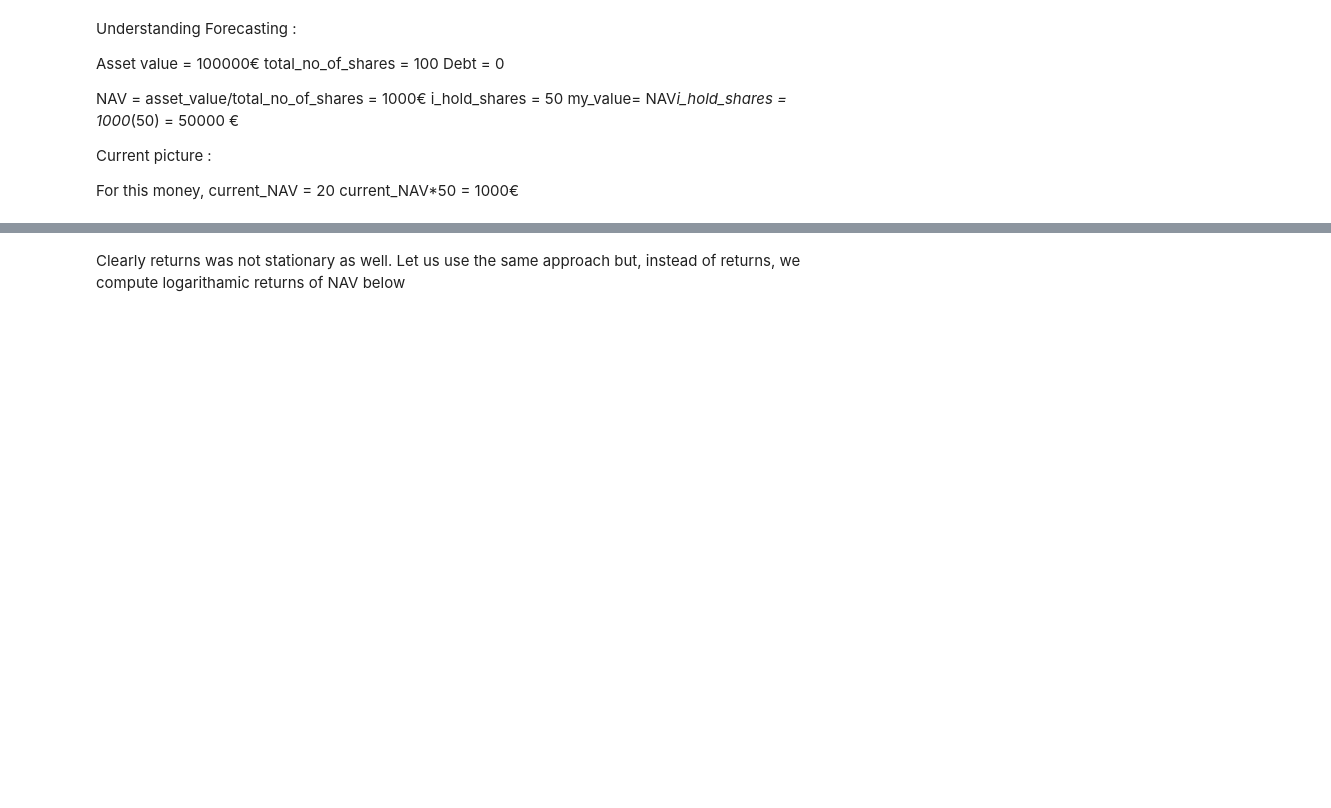
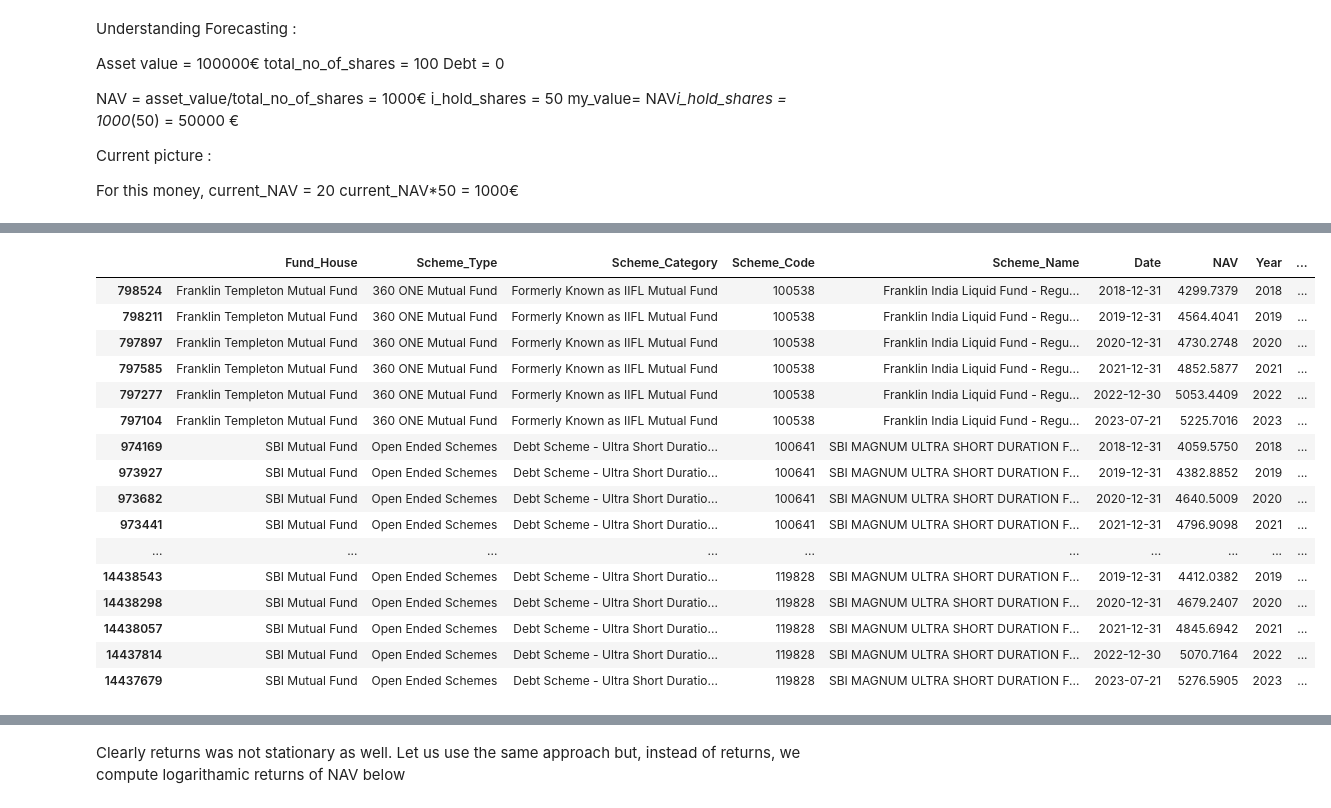
Before and after one commit to tamraparani/mutual_funds, a Jupyter notebook: notebooks/starter-notebook.ipynb, the cells around one changed output, grey strips where cells are left out. Cells and saved outputs as stored; diff of their text form; code cells hidden in the pictures; blank space fills up the shorter version.

Commit message:
top performing mutual funds

```diff
--- a/notebooks/starter-notebook.ipynb
+++ b/notebooks/starter-notebook.ipynb
@@ -270,0 +450,16 @@ mf.describe()
+# %%
+def are_you_growing(aged_alive_mfs):
+    grouped = aged_alive_mfs.groupby(['Scheme_Code'])
+    filtered_dataframe = pd.DataFrame()
+    growing =True
+    count = 0
+    for group_name, group_data in grouped:
+        # Check if the scheme is consistently growing
+        group_data.sort_values(by='Year', inplace = True)
+        is_growing = all(group_data['NAV'].diff().dropna() > 0)
+        if(is_growing):
+            count = count+1
+            filtered_dataframe = pd.concat([filtered_dataframe,group_data])
+
+    return filtered_dataframe
+growing_schemes = are_you_growing(aged_alive_mfs)
@@ -270,0 +495,20 @@ mf.describe()
+# %%
+top_10_schemes_summary
+# %% [output]
+|  | Fund_House | Scheme_Type | Scheme_Category | Scheme_Code | Scheme_Name | Date | NAV | Year | ... |
+| 798524 | Franklin Templeton Mutual Fund | 360 ONE Mutual Fund | Formerly Known as IIFL Mutual Fund | 100538 | Franklin India Liquid Fund - Regu... | 2018-12-31 | 4299.7379 | 2018 | ... |
+| 798211 | Franklin Templeton Mutual Fund | 360 ONE Mutual Fund | Formerly Known as IIFL Mutual Fund | 100538 | Franklin India Liquid Fund - Regu... | 2019-12-31 | 4564.4041 | 2019 | ... |
+| 797897 | Franklin Templeton Mutual Fund | 360 ONE Mutual Fund | Formerly Known as IIFL Mutual Fund | 100538 | Franklin India Liquid Fund - Regu... | 2020-12-31 | 4730.2748 | 2020 | ... |
+| 797585 | Franklin Templeton Mutual Fund | 360 ONE Mutual Fund | Formerly Known as IIFL Mutual Fund | 100538 | Franklin India Liquid Fund - Regu... | 2021-12-31 | 4852.5877 | 2021 | ... |
+| 797277 | Franklin Templeton Mutual Fund | 360 ONE Mutual Fund | Formerly Known as IIFL Mutual Fund | 100538 | Franklin India Liquid Fund - Regu... | 2022-12-30 | 5053.4409 | 2022 | ... |
+| 797104 | Franklin Templeton Mutual Fund | 360 ONE Mutual Fund | Formerly Known as IIFL Mutual Fund | 100538 | Franklin India Liquid Fund - Regu... | 2023-07-21 | 5225.7016 | 2023 | ... |
+| 974169 | SBI Mutual Fund | Open Ended Schemes | Debt Scheme - Ultra Short Duratio... | 100641 | SBI MAGNUM ULTRA SHORT DURATION F... | 2018-12-31 | 4059.5750 | 2018 | ... |
+| 973927 | SBI Mutual Fund | Open Ended Schemes | Debt Scheme - Ultra Short Duratio... | 100641 | SBI MAGNUM ULTRA SHORT DURATION F... | 2019-12-31 | 4382.8852 | 2019 | ... |
+| 973682 | SBI Mutual Fund | Open Ended Schemes | Debt Scheme - Ultra Short Duratio... | 100641 | SBI MAGNUM ULTRA SHORT DURATION F... | 2020-12-31 | 4640.5009 | 2020 | ... |
+| 973441 | SBI Mutual Fund | Open Ended Schemes | Debt Scheme - Ultra Short Duratio... | 100641 | SBI MAGNUM ULTRA SHORT DURATION F... | 2021-12-31 | 4796.9098 | 2021 | ... |
+| ... | ... | ... | ... | ... | ... | ... | ... | ... | ... |
+| 14438543 | SBI Mutual Fund | Open Ended Schemes | Debt Scheme - Ultra Short Duratio... | 119828 | SBI MAGNUM ULTRA SHORT DURATION F... | 2019-12-31 | 4412.0382 | 2019 | ... |
+| 14438298 | SBI Mutual Fund | Open Ended Schemes | Debt Scheme - Ultra Short Duratio... | 119828 | SBI MAGNUM ULTRA SHORT DURATION F... | 2020-12-31 | 4679.2407 | 2020 | ... |
+| 14438057 | SBI Mutual Fund | Open Ended Schemes | Debt Scheme - Ultra Short Duratio... | 119828 | SBI MAGNUM ULTRA SHORT DURATION F... | 2021-12-31 | 4845.6942 | 2021 | ... |
+| 14437814 | SBI Mutual Fund | Open Ended Schemes | Debt Scheme - Ultra Short Duratio... | 119828 | SBI MAGNUM ULTRA SHORT DURATION F... | 2022-12-30 | 5070.7164 | 2022 | ... |
+| 14437679 | SBI Mutual Fund | Open Ended Schemes | Debt Scheme - Ultra Short Duratio... | 119828 | SBI MAGNUM ULTRA SHORT DURATION F... | 2023-07-21 | 5276.5905 | 2023 | ... |
```
Also changed, not shown: parts of 20 cells of this notebook.
